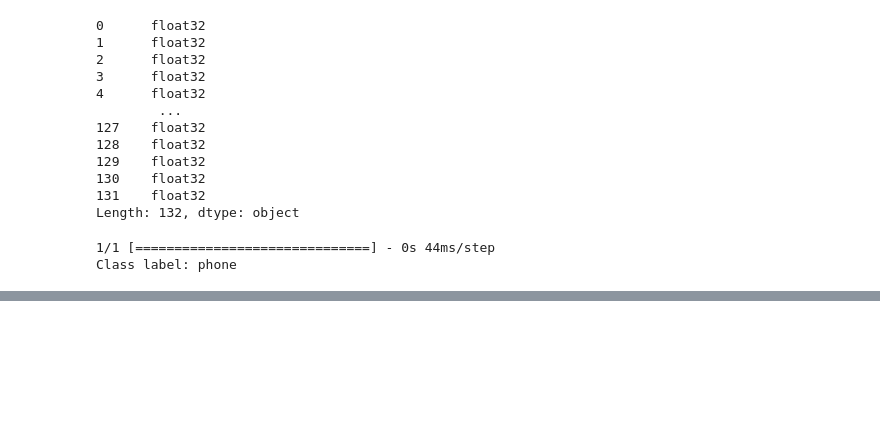
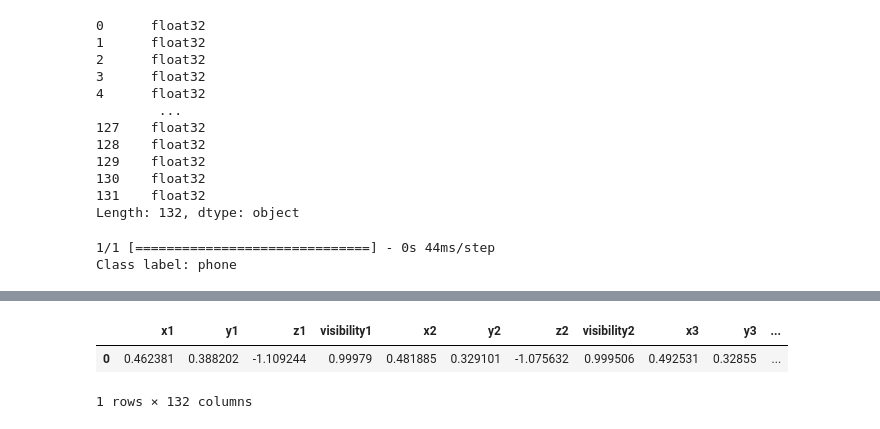
Before and after one commit to RitikDutta/Company-work-environment-management, a Jupyter notebook: notebooks/prediction.ipynb, the cells around one changed output, grey strips where cells are left out. Drawn from its saved outputs; the diff is of its cells as text; code cells hidden in the pictures; blank space fills up the shorter version.

```diff
--- a/notebooks/prediction.ipynb
+++ b/notebooks/prediction.ipynb
@@ -313,0 +402,6 @@ cv2.destroyAllWindows()
+# %%
+pdf
+# %% [output]
+|  | x1 | y1 | z1 | visibility1 | x2 | y2 | z2 | visibility2 | x3 | y3 | ... |
+| 0 | 0.462381 | 0.388202 | -1.109244 | 0.99979 | 0.481885 | 0.329101 | -1.075632 | 0.999506 | 0.492531 | 0.32855 | ... |
+1 rows × 132 columns
```
Also changed, not shown: parts of 10 cells of this notebook, 1 other file.
